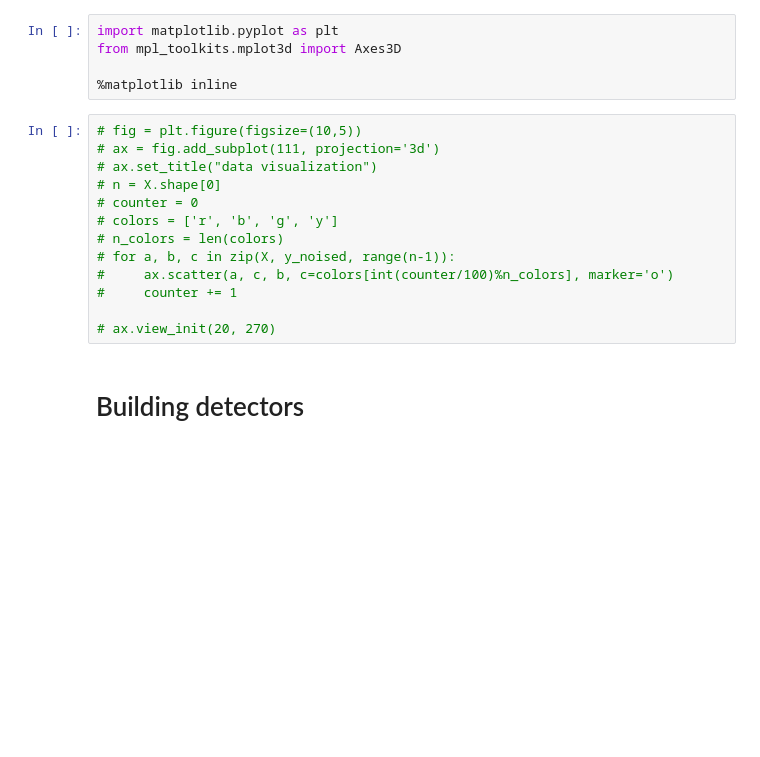
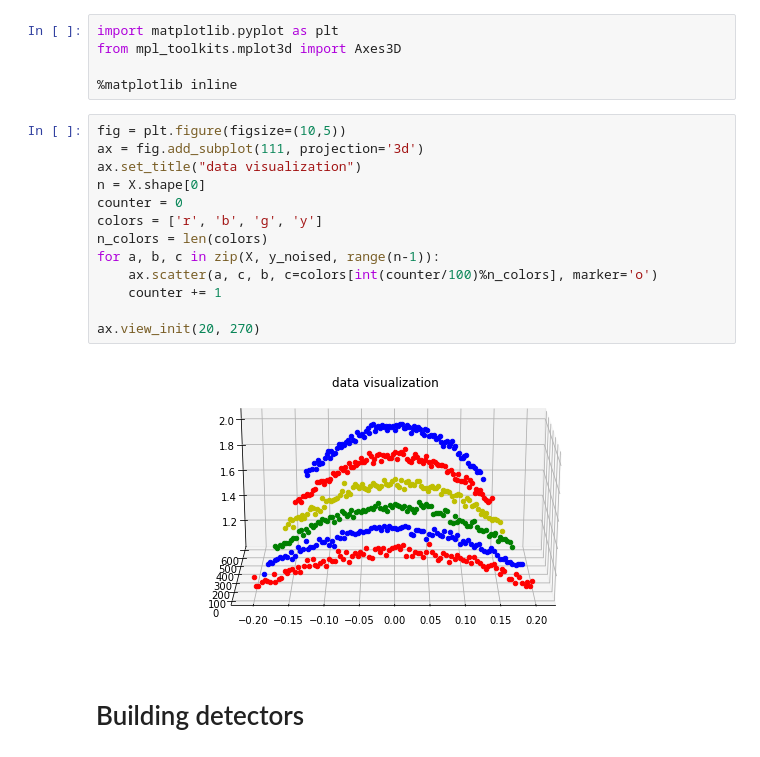
Before and after one commit to sathouel/concept_drift_detection, a Jupyter notebook: code/main.ipynb, the cells around one changed output. Drawn from its saved outputs; the diff is of its cells as text; blank space fills up the shorter version.

```diff
--- a/code/main.ipynb
+++ b/code/main.ipynb
@@ -24,18 +24,20 @@ from mpl_toolkits.mplot3d import Axes3D
 
 %matplotlib inline
 # %%
-# fig = plt.figure(figsize=(10,5))
-# ax = fig.add_subplot(111, projection='3d')
-# ax.set_title("data visualization")
-# n = X.shape[0]
-# counter = 0
-# colors = ['r', 'b', 'g', 'y']
-# n_colors = len(colors)
-# for a, b, c in zip(X, y_noised, range(n-1)):
-#     ax.scatter(a, c, b, c=colors[int(counter/100)%n_colors], marker='o')
-#     counter += 1
+fig = plt.figure(figsize=(10,5))
+ax = fig.add_subplot(111, projection='3d')
+ax.set_title("data visualization")
+n = X.shape[0]
+counter = 0
+colors = ['r', 'b', 'g', 'y']
+n_colors = len(colors)
+for a, b, c in zip(X, y_noised, range(n-1)):
+    ax.scatter(a, c, b, c=colors[int(counter/100)%n_colors], marker='o')
+    counter += 1
 
-# ax.view_init(20, 270)
+ax.view_init(20, 270)
+# %% [output]
+[figure, added]
 # %% [markdown]
 # Building detectors
 # %%
```
Also changed, not shown: 2 other files.
